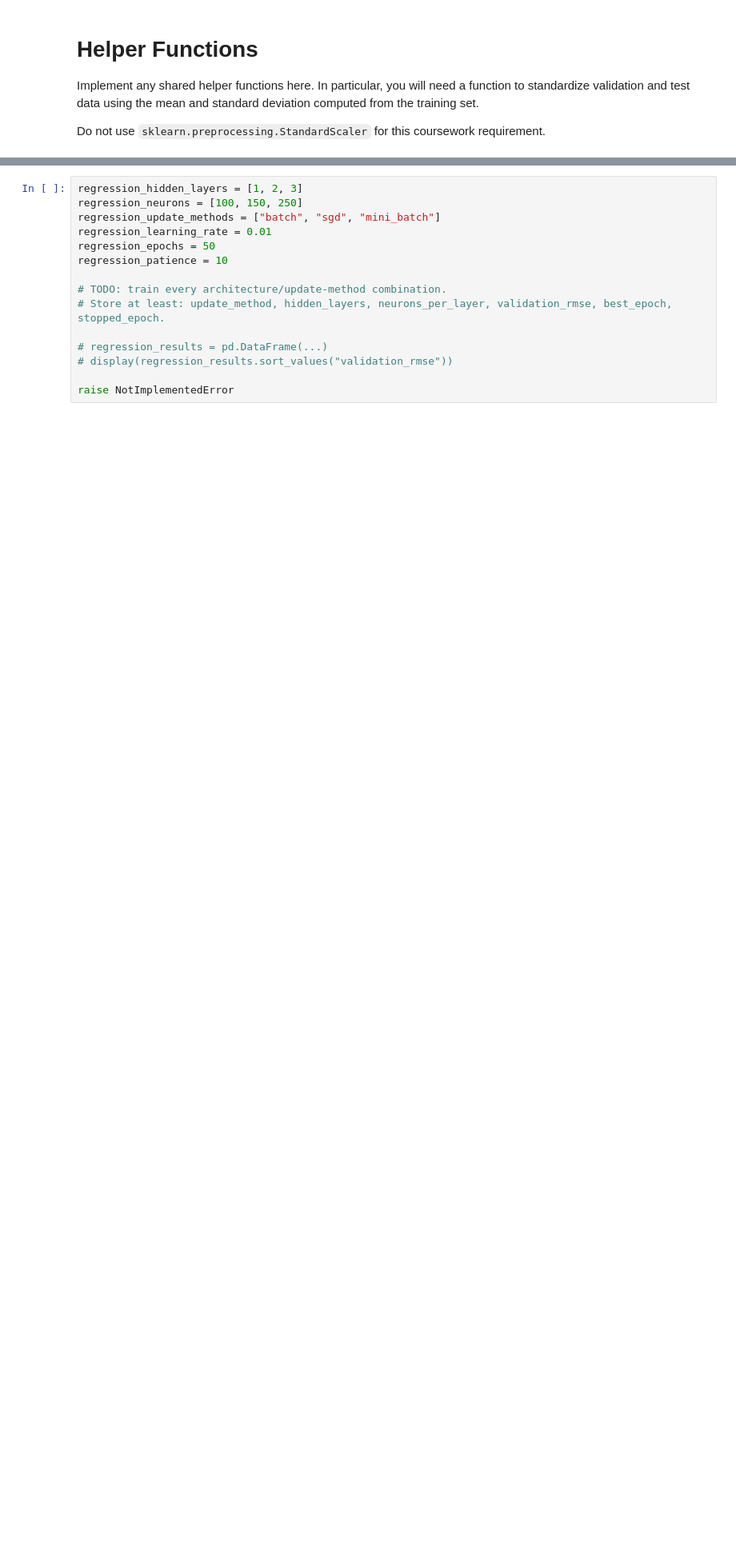
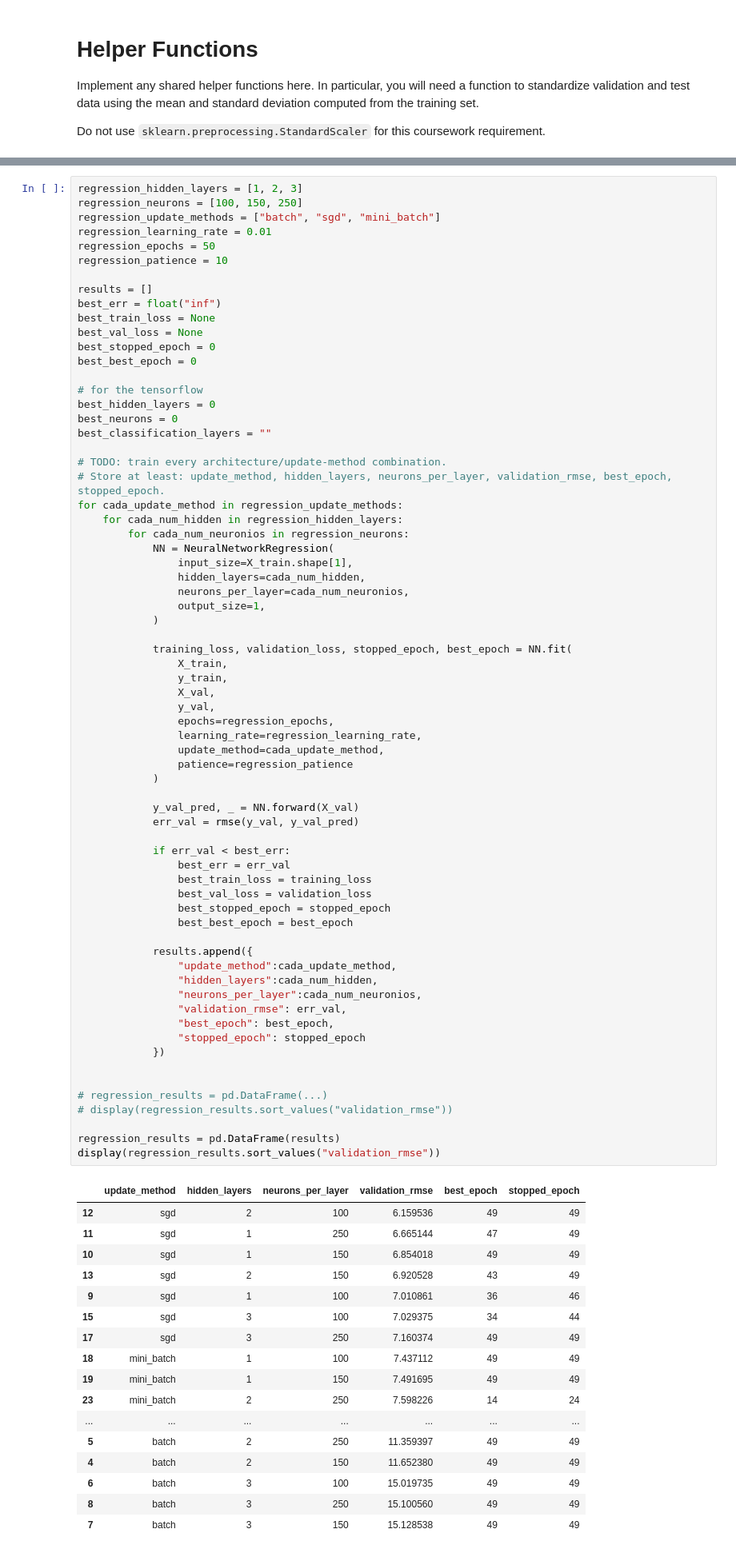
Before and after one commit to jhe-sua/fgv-teaemcd, a Jupyter notebook: tarefa3/810597.ipynb, the cells around one changed output, grey strips where cells are left out. Shown at 80% size. Saved outputs shown, nothing was run; the diff lists cells and outputs as text; blank space fills up the shorter version.

```diff
--- a/tarefa3/810597.ipynb
+++ b/tarefa3/810597.ipynb
@@ -512,17 +518,88 @@ For each combination, train the model and record the validation RMSE. This gives
 # %%
 regression_hidden_layers = [1, 2, 3]
 regression_neurons = [100, 150, 250]
 regression_update_methods = ["batch", "sgd", "mini_batch"]
 regression_learning_rate = 0.01
 regression_epochs = 50
 regression_patience = 10
 
+results = []
+best_err = float("inf")
+best_train_loss = None
+best_val_loss = None
+best_stopped_epoch = 0
+best_best_epoch = 0
+
+# for the tensorflow
+best_hidden_layers = 0
+best_neurons = 0
+best_classification_layers = ""
+
 # TODO: train every architecture/update-method combination.
 # Store at least: update_method, hidden_layers, neurons_per_layer, validation_rmse, best_epoch, stopped_epoch.
+for cada_update_method in regression_update_methods:
+    for cada_num_hidden in regression_hidden_layers:
+        for cada_num_neuronios in regression_neurons:
+            NN = NeuralNetworkRegression(
+                input_size=X_train.shape[1],
+                hidden_layers=cada_num_hidden,
+                neurons_per_layer=cada_num_neuronios,
+                output_size=1,
+            )
+
+            training_loss, validation_loss, stopped_epoch, best_epoch = NN.fit(
+                X_train,
+                y_train,
+                X_val,
+                y_val,
+                epochs=regression_epochs,
+                learning_rate=regression_learning_rate,
+                update_method=cada_update_method,
+                patience=regression_patience
+            )
+
+            y_val_pred, _ = NN.forward(X_val)
+            err_val = rmse(y_val, y_val_pred)
+
+            if err_val < best_err:
+                best_err = err_val
+                best_train_loss = training_loss
+                best_val_loss = validation_loss
+                best_stopped_epoch = stopped_epoch
+                best_best_epoch = best_epoch
+
+            results.append({
+                "update_method":cada_update_method,
+                "hidden_layers":cada_num_hidden,
+                "neurons_per_layer":cada_num_neuronios,
+                "validation_rmse": err_val,
+                "best_epoch": best_epoch,
+                "stopped_epoch": stopped_epoch
+            })
+
 
 # regression_results = pd.DataFrame(...)
 # display(regression_results.sort_values("validation_rmse"))
 
-raise NotImplementedError
+regression_results = pd.DataFrame(results)
+display(regression_results.sort_values("validation_rmse"))
+# %% [output]
+|  | update_method | hidden_layers | neurons_per_layer | validation_rmse | best_epoch | stopped_epoch |
+| 12 | sgd | 2 | 100 | 6.159536 | 49 | 49 |
+| 11 | sgd | 1 | 250 | 6.665144 | 47 | 49 |
+| 10 | sgd | 1 | 150 | 6.854018 | 49 | 49 |
+| 13 | sgd | 2 | 150 | 6.920528 | 43 | 49 |
+| 9 | sgd | 1 | 100 | 7.010861 | 36 | 46 |
+| 15 | sgd | 3 | 100 | 7.029375 | 34 | 44 |
+| 17 | sgd | 3 | 250 | 7.160374 | 49 | 49 |
+| 18 | mini_batch | 1 | 100 | 7.437112 | 49 | 49 |
+| 19 | mini_batch | 1 | 150 | 7.491695 | 49 | 49 |
+| 23 | mini_batch | 2 | 250 | 7.598226 | 14 | 24 |
+| ... | ... | ... | ... | ... | ... | ... |
+| 5 | batch | 2 | 250 | 11.359397 | 49 | 49 |
+| 4 | batch | 2 | 150 | 11.652380 | 49 | 49 |
+| 6 | batch | 3 | 100 | 15.019735 | 49 | 49 |
+| 8 | batch | 3 | 250 | 15.100560 | 49 | 49 |
+| 7 | batch | 3 | 150 | 15.128538 | 49 | 49 |
 # %%
 # TODO: Plot training and validation loss curves for the selected/best model.
```
Also changed, not shown: parts of 4 cells of this notebook.
